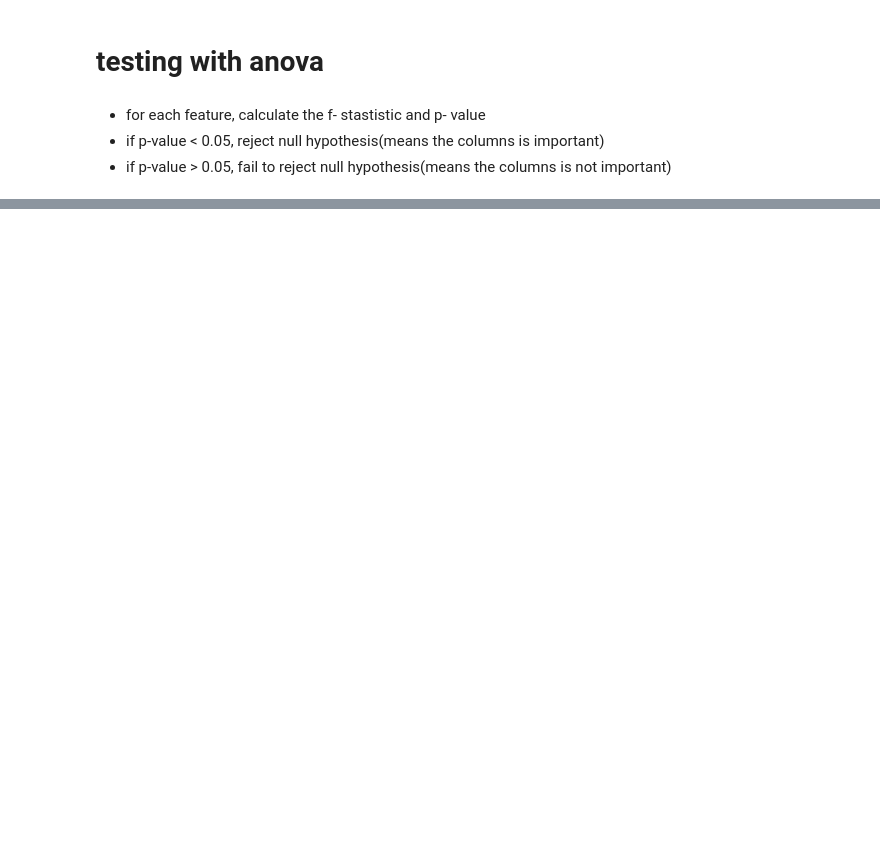
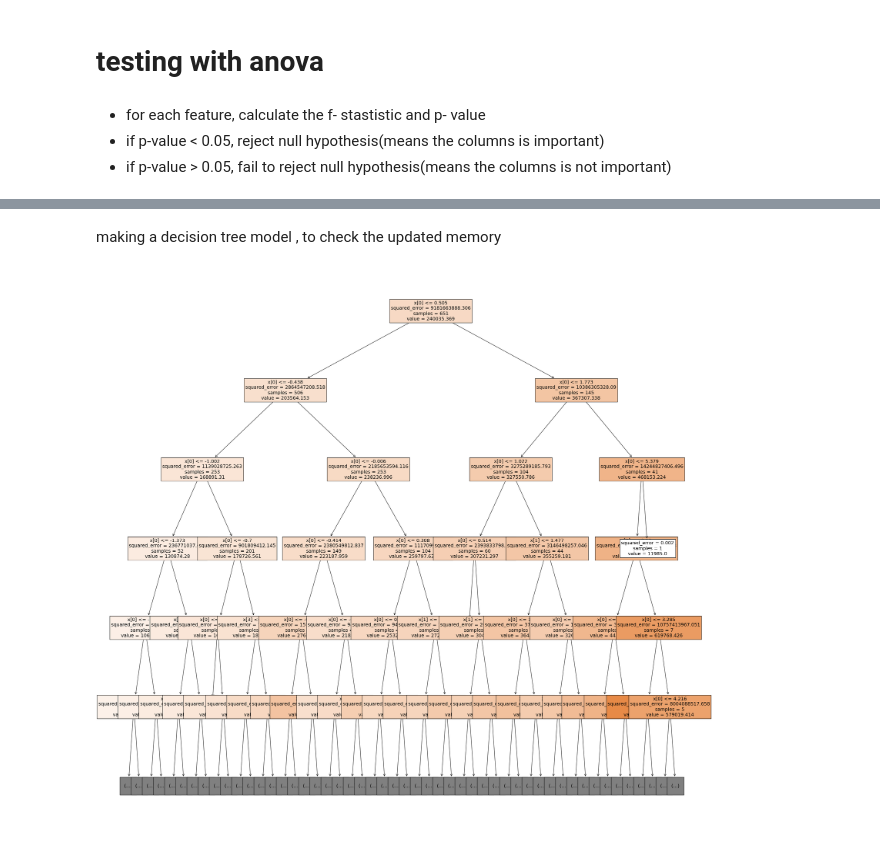
Before and after one commit to SnehRosh/AI, a Jupyter notebook: supervised_learning/multiple_linear_regression.ipynb, the cells around one changed output, grey strips where cells are left out. Cells and saved outputs as stored; diff of their text form; code cells hidden in the pictures; blank space fills up the shorter version.

```diff
--- a/supervised_learning/multiple_linear_regression.ipynb
+++ b/supervised_learning/multiple_linear_regression.ipynb
@@ -174,0 +161,2 @@ R2: 0.7790735510641643
+# %% [markdown]
+making a decision tree model , to check the updated memory
@@ -174,0 +166,28 @@ R2: 0.7790735510641643
+# %%
+model2 = Pipeline([
+    ('pre',preprocessor),
+    ('dt',DecisionTreeRegressor())
+])
+model2.fit(X_train,y_train)
+y_train_pred = model2.predict(X_train)
+y_test_pred = model2.predict(X_test)
+
+print("Training Results")
+print("MSE:",mean_squared_error(y_train, y_train_pred))
+print("MAE:", mean_absolute_error(y_train,y_train_pred))
+print("R2:",r2_score(y_train,y_train_pred))
+print('-'*50)
+print('Testing Results')
+print("MSE:",mean_squared_error(y_test, y_test_pred))
+print("MAE:", mean_absolute_error(y_test,y_test_pred))
+print("R2:",r2_score(y_test,y_test_pred))
+# %%
+fig = plt.figure(figsize=(30,30))
+_= plot_tree(
+    model2.named_steps['dt'],
+    filled=True,
+    max_depth=5,
+    fontsize=14
+)
+# %% [output]
+[figure, added]
```
Also changed, not shown: parts of 23 cells of this notebook, 1 other file.
